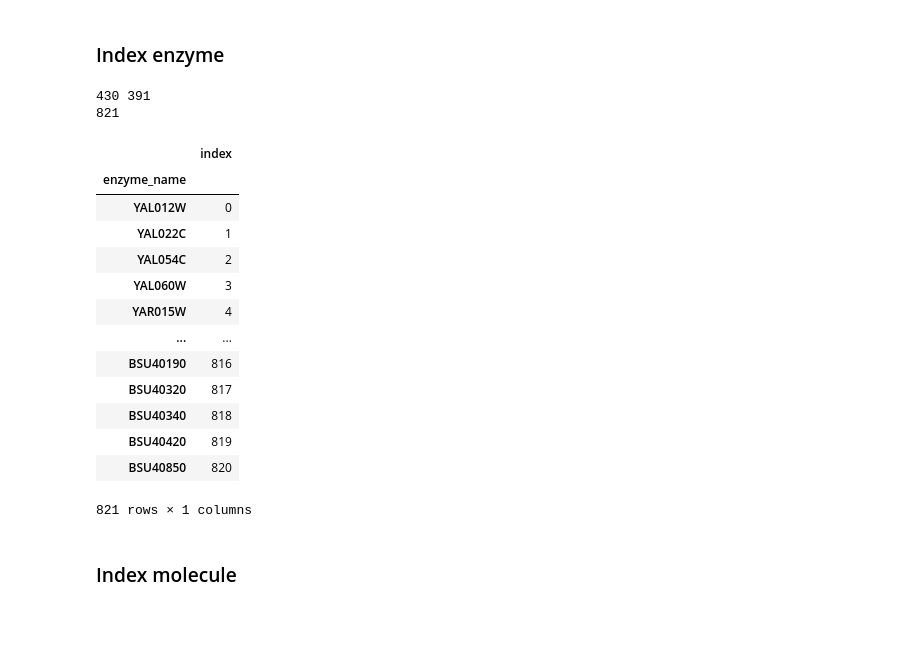
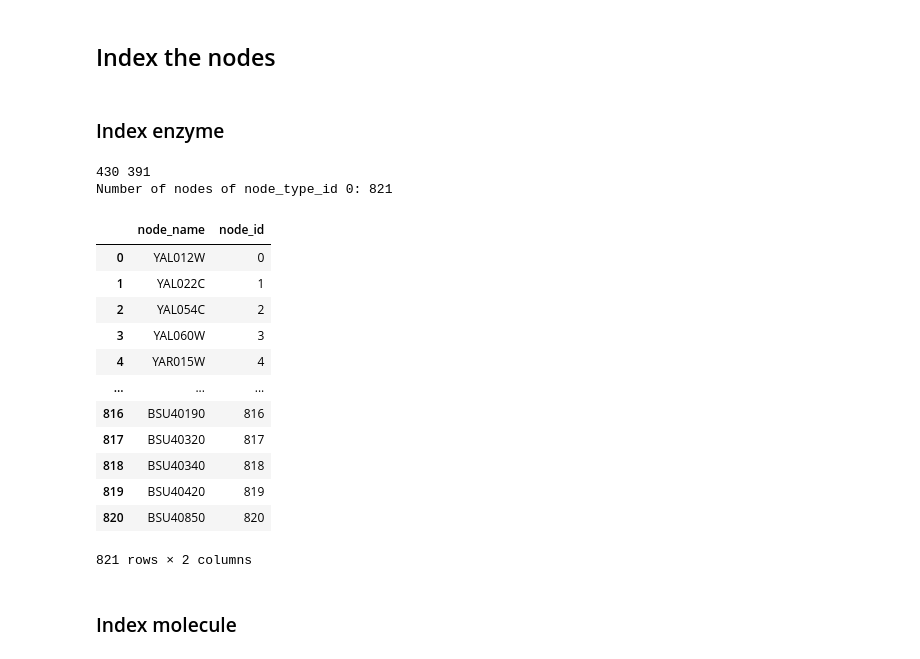
Before and after one commit to iamyufan/AlphaFold-Research, a Jupyter notebook: gnn/data/preprocess/data_preprocess.ipynb, the cells around one changed output. Cells and saved outputs as stored; diff of their text form; code cells hidden in the pictures; blank space fills up the shorter version.

```diff
--- a/gnn/data/preprocess/data_preprocess.ipynb
+++ b/gnn/data/preprocess/data_preprocess.ipynb
@@ -15,3 +30,5 @@ mvec_2 = pd.read_csv(mvecs_list[1])
+# %% [markdown]
+## Index the nodes
 # %% [markdown]
 ### Index enzyme
 # %%
@@ -21,28 +38,27 @@ print(es_1.size, es_2.size)
 
 es_all = np.concatenate((es_1, es_2), axis=0)   # all enzymes
 num_e = es_all.size
-print(num_e)
+print('Number of nodes of node_type_id 0: {}'.format(num_e))
 # %% [output]
 430 391
-821
+Number of nodes of node_type_id 0: 821
 # %%
-index_e = pd.DataFrame({'enzyme_name': es_all, 'index': list(range(num_e))}, columns=['enzyme_name', 'index'])
-index_e.set_index('enzyme_name', inplace=True)
-index_e
+node_e = pd.DataFrame({'node_name': es_all, 'node_id': list(range(num_e))}, columns=['node_name', 'node_id'])
+index_e = node_e.set_index('node_name')
+node_e
 # %% [output]
-|  | index |
-| enzyme_name |  |
-| YAL012W | 0 |
-| YAL022C | 1 |
-| YAL054C | 2 |
-| YAL060W | 3 |
-| YAR015W | 4 |
-| ... | ... |
-| BSU40190 | 816 |
-| BSU40320 | 817 |
-| BSU40340 | 818 |
-| BSU40420 | 819 |
-| BSU40850 | 820 |
+|  | node_name | node_id |
+| 0 | YAL012W | 0 |
+| 1 | YAL022C | 1 |
+| 2 | YAL054C | 2 |
+| 3 | YAL060W | 3 |
+| 4 | YAR015W | 4 |
+| ... | ... | ... |
+| 816 | BSU40190 | 816 |
+| 817 | BSU40320 | 817 |
+| 818 | BSU40340 | 818 |
+| 819 | BSU40420 | 819 |
+| 820 | BSU40850 | 820 |
-821 rows × 1 columns
+821 rows × 2 columns
 # %% [markdown]
 ### Index molecule
```
Also changed, not shown: parts of 26 cells of this notebook, 6 other files.
